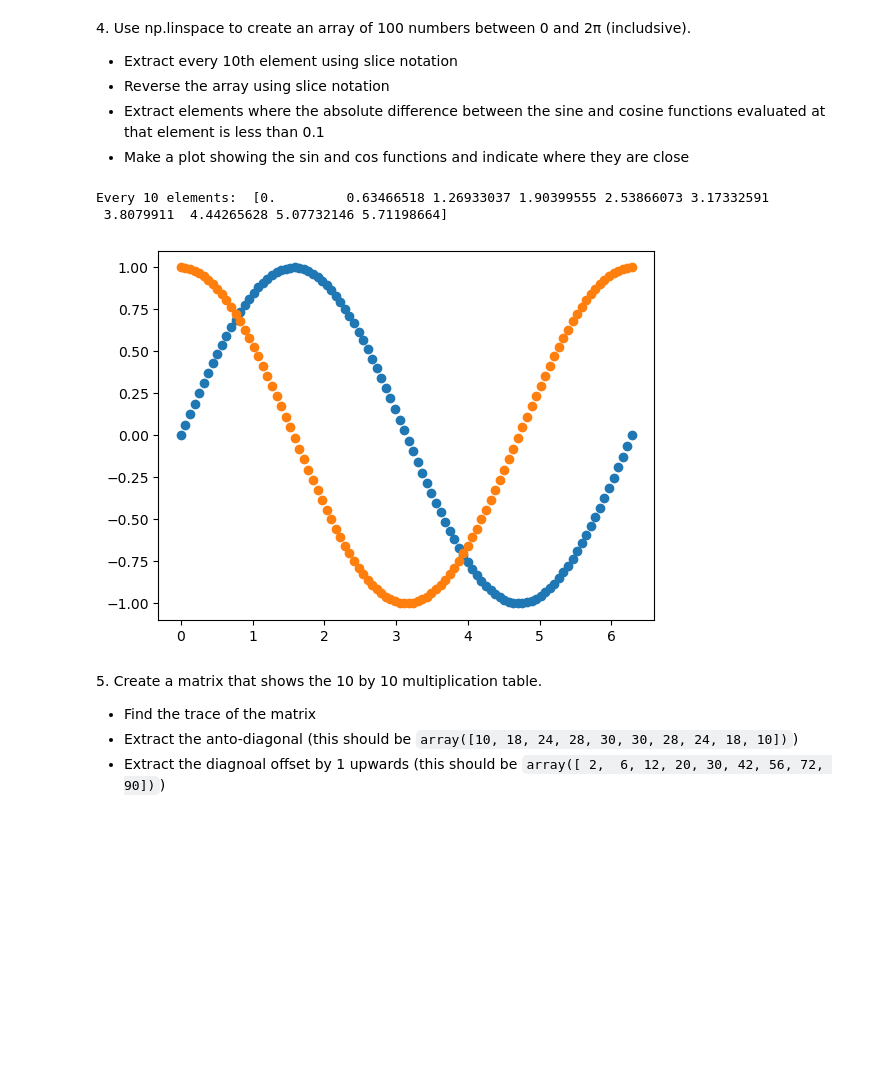
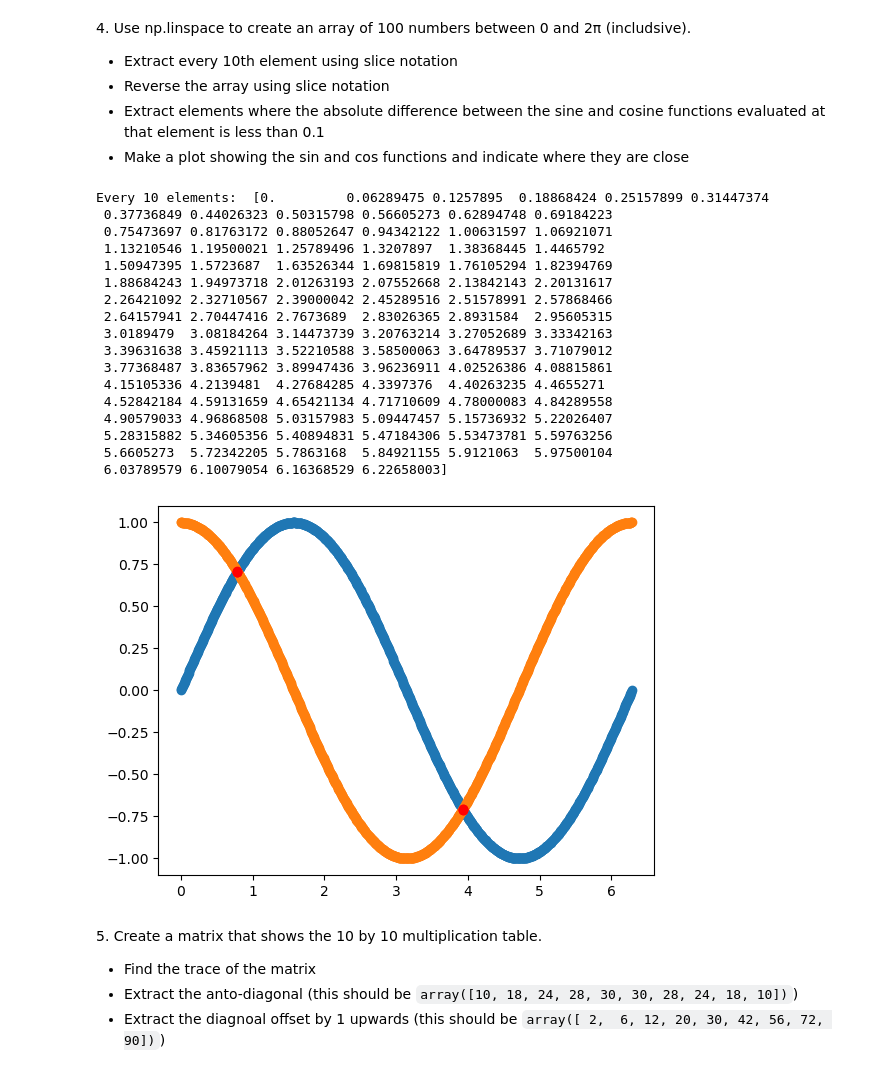
Before and after one commit to FrancescoLR02/LaboratoryOfComputationalPhysics_Y7, a Jupyter notebook: 04ex_Numpy.ipynb, the cells around one changed output. Saved outputs shown, nothing was run; the diff lists cells and outputs as text; code cells hidden in the pictures; blank space fills up the shorter version.

```diff
--- a/04ex_Numpy.ipynb
+++ b/04ex_Numpy.ipynb
@@ -98,23 +99,38 @@ Processed Matrix:
 # %%
 import matplotlib.pyplot as plt
 
-x = np.linspace(0, 2*np.pi, 100)
+x = np.linspace(0, 2*np.pi, 1000)
 
-print("Every 10 elements: ", x[::10])
+#print("Every 10 elements: ", x[::10])
 #print("x reversed: ", x[::-1])
 
 
 Diff = np.abs(np.sin(x) - np.cos(x)) < 0.01
 
 plt.scatter(x, np.sin(x))
 plt.scatter(x, np.cos(x))
 plt.scatter(x[Diff], np.sin(x[Diff]), c = 'r')
 plt.scatter(x[Diff], np.cos(x[Diff]), c = 'r')
 plt.show()
 # %% [output]
-Every 10 elements:  [0.         0.63466518 1.26933037 1.90399555 2.53866073 3.17332591
- 3.8079911  4.44265628 5.07732146 5.71198664]
+Every 10 elements:  [0.         0.06289475 0.1257895  0.18868424 0.25157899 0.31447374
+ 0.37736849 0.44026323 0.50315798 0.56605273 0.62894748 0.69184223
+ 0.75473697 0.81763172 0.88052647 0.94342122 1.00631597 1.06921071
+ 1.13210546 1.19500021 1.25789496 1.3207897  1.38368445 1.4465792
+ 1.50947395 1.5723687  1.63526344 1.69815819 1.76105294 1.82394769
+ 1.88684243 1.94973718 2.01263193 2.07552668 2.13842143 2.20131617
+ 2.26421092 2.32710567 2.39000042 2.45289516 2.51578991 2.57868466
+ 2.64157941 2.70447416 2.7673689  2.83026365 2.8931584  2.95605315
+ 3.0189479  3.08184264 3.14473739 3.20763214 3.27052689 3.33342163
+ 3.39631638 3.45921113 3.52210588 3.58500063 3.64789537 3.71079012
+ 3.77368487 3.83657962 3.89947436 3.96236911 4.02526386 4.08815861
+ 4.15105336 4.2139481  4.27684285 4.3397376  4.40263235 4.4655271
+ 4.52842184 4.59131659 4.65421134 4.71710609 4.78000083 4.84289558
+ 4.90579033 4.96868508 5.03157983 5.09447457 5.15736932 5.22026407
+ 5.28315882 5.34605356 5.40894831 5.47184306 5.53473781 5.59763256
+ 5.6605273  5.72342205 5.7863168  5.84921155 5.9121063  5.97500104
+ 6.03789579 6.10079054 6.16368529 6.22658003]
-[figure, old version]
+[figure, new version]
 # %% [markdown]
 5\. Create a matrix that shows the 10 by 10 multiplication table.
 
```
Also changed, not shown: parts of 4 cells of this notebook, 6 other files.
